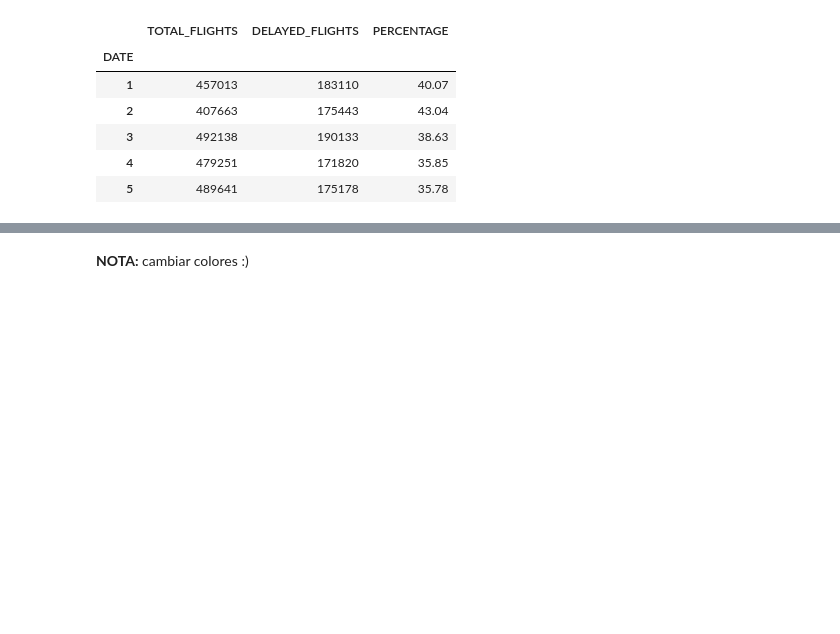
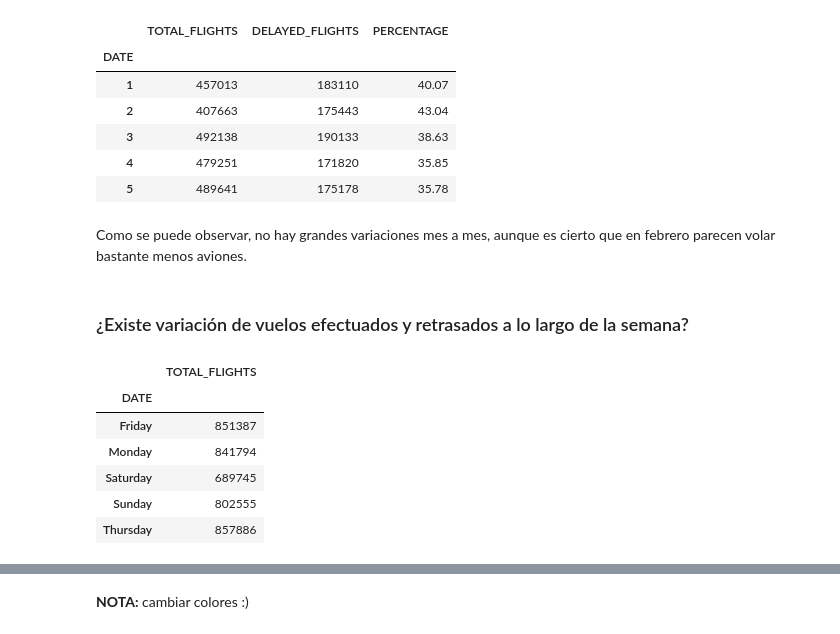
Before and after one commit to inesgfortis/Aircraft_Delays_Analysis, a Jupyter notebook: AnálisisMultas.ipynb, the cells around one changed output, grey strips where cells are left out. Cells and saved outputs as stored; diff of their text form; code cells hidden in the pictures; blank space fills up the shorter version.

```diff
--- a/AnálisisMultas.ipynb
+++ b/AnálisisMultas.ipynb
@@ -133,3 +145,19 @@ fig.update_layout(
     legend_title="Leyenda"
 )
 fig.show()
+# %% [markdown]
+Como se puede observar, no hay grandes variaciones mes a mes, aunque es cierto que en febrero parecen volar bastante menos aviones.
+# %% [markdown]
+### ¿Existe variación de vuelos efectuados y retrasados a lo largo de la semana?
+# %%
+dh = pd.DataFrame(df.groupby(df['DATE'].dt.day_name())["FLIGHT_NUMBER"].count())
+dh = dh.rename(columns={"FLIGHT_NUMBER":"TOTAL_FLIGHTS"})
+dh.head()
+# %% [output]
+|  | TOTAL_FLIGHTS |
+| DATE |  |
+| Friday | 851387 |
+| Monday | 841794 |
+| Saturday | 689745 |
+| Sunday | 802555 |
+| Thursday | 857886 |
```
Also changed, not shown: parts of 9 cells of this notebook.
